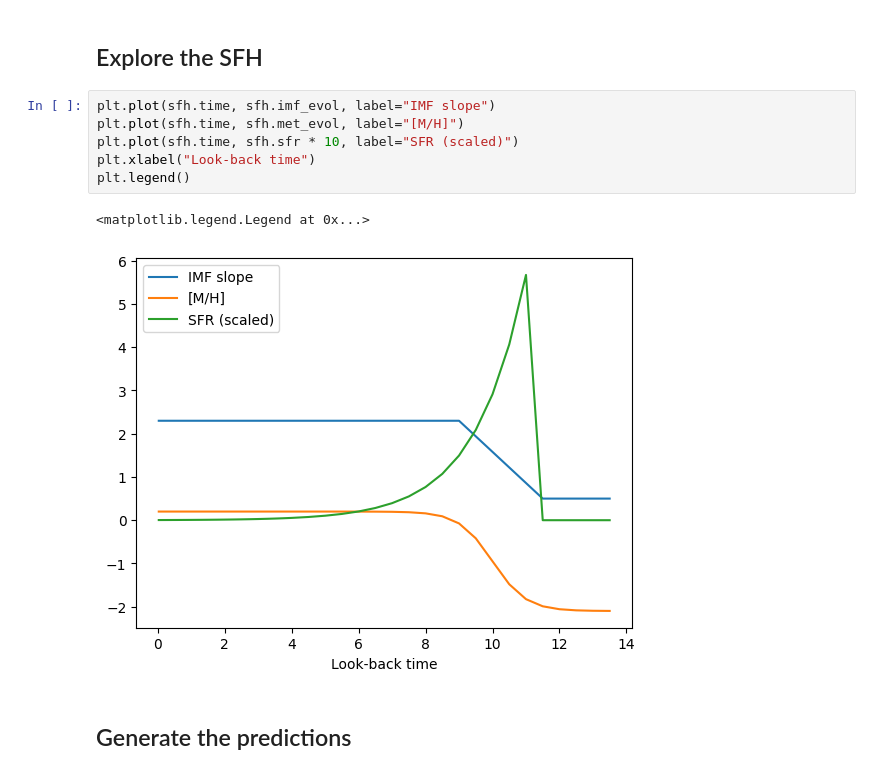
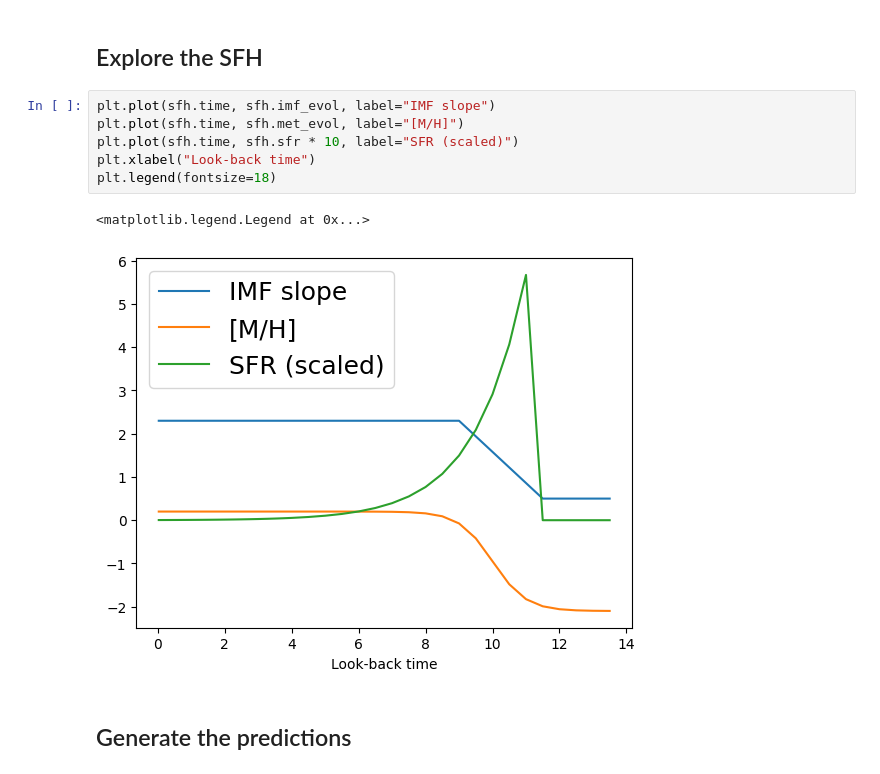
Before and after one commit to miles-iac/milespy, a Jupyter notebook: docs/tutorials/example_sfh.ipynb, the cells around one changed output. Cells and saved outputs as stored; diff of their text form.

```diff
--- a/docs/tutorials/example_sfh.ipynb
+++ b/docs/tutorials/example_sfh.ipynb
@@ -52,12 +52,12 @@ sfh.imf_evol_linear(start=0.5, end=2.3, t_start=11.5, t_end=9.0)
 # %%
 plt.plot(sfh.time, sfh.imf_evol, label="IMF slope")
 plt.plot(sfh.time, sfh.met_evol, label="[M/H]")
 plt.plot(sfh.time, sfh.sfr * 10, label="SFR (scaled)")
 plt.xlabel("Look-back time")
-plt.legend()
+plt.legend(fontsize=18)
 # %% [output]
 <matplotlib.legend.Legend at 0x...>
-[figure, old version]
+[figure, new version]
 # %% [markdown]
 ## Generate the predictions
 # %%
```
Also changed, not shown: parts of 1 cell of this notebook, 10 other files.
